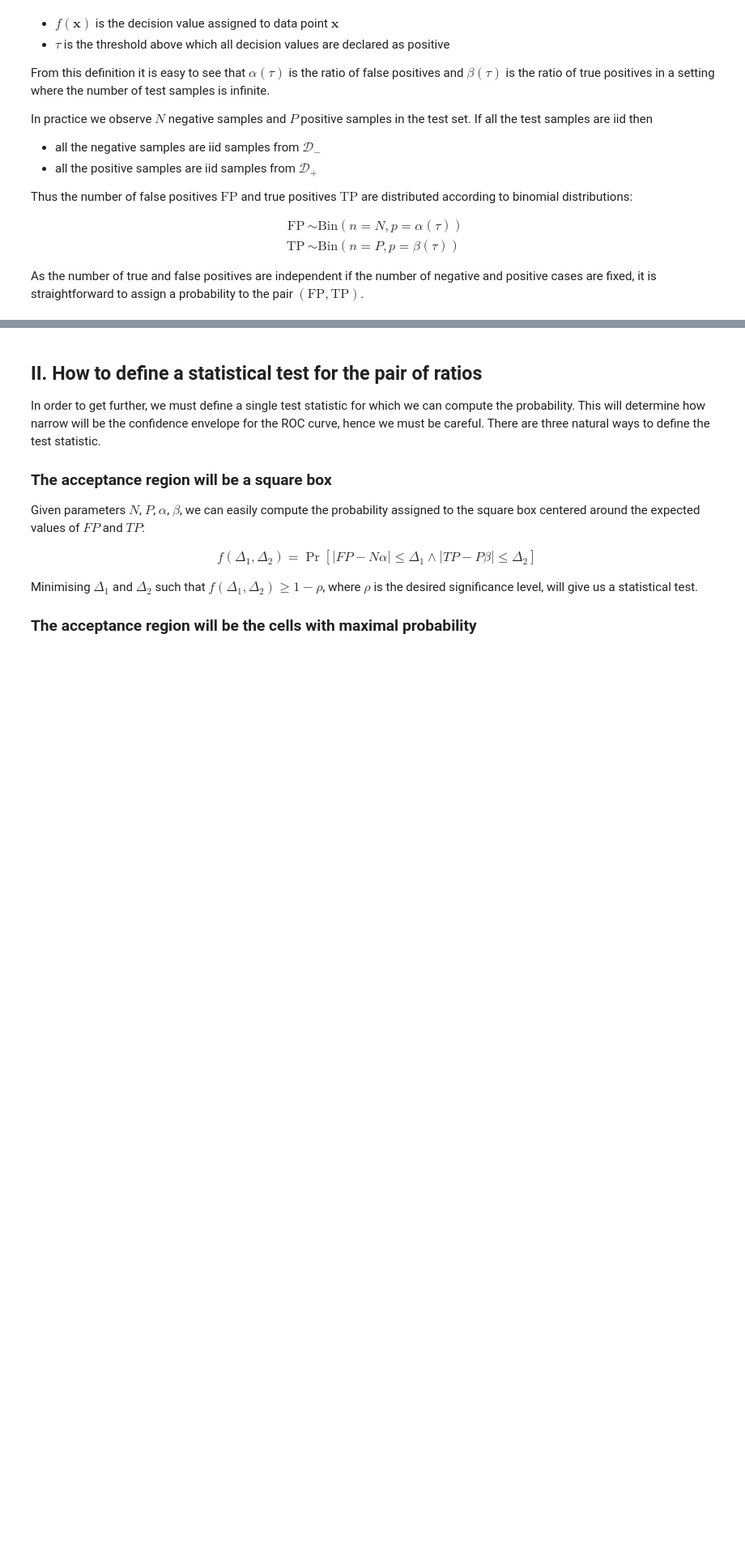
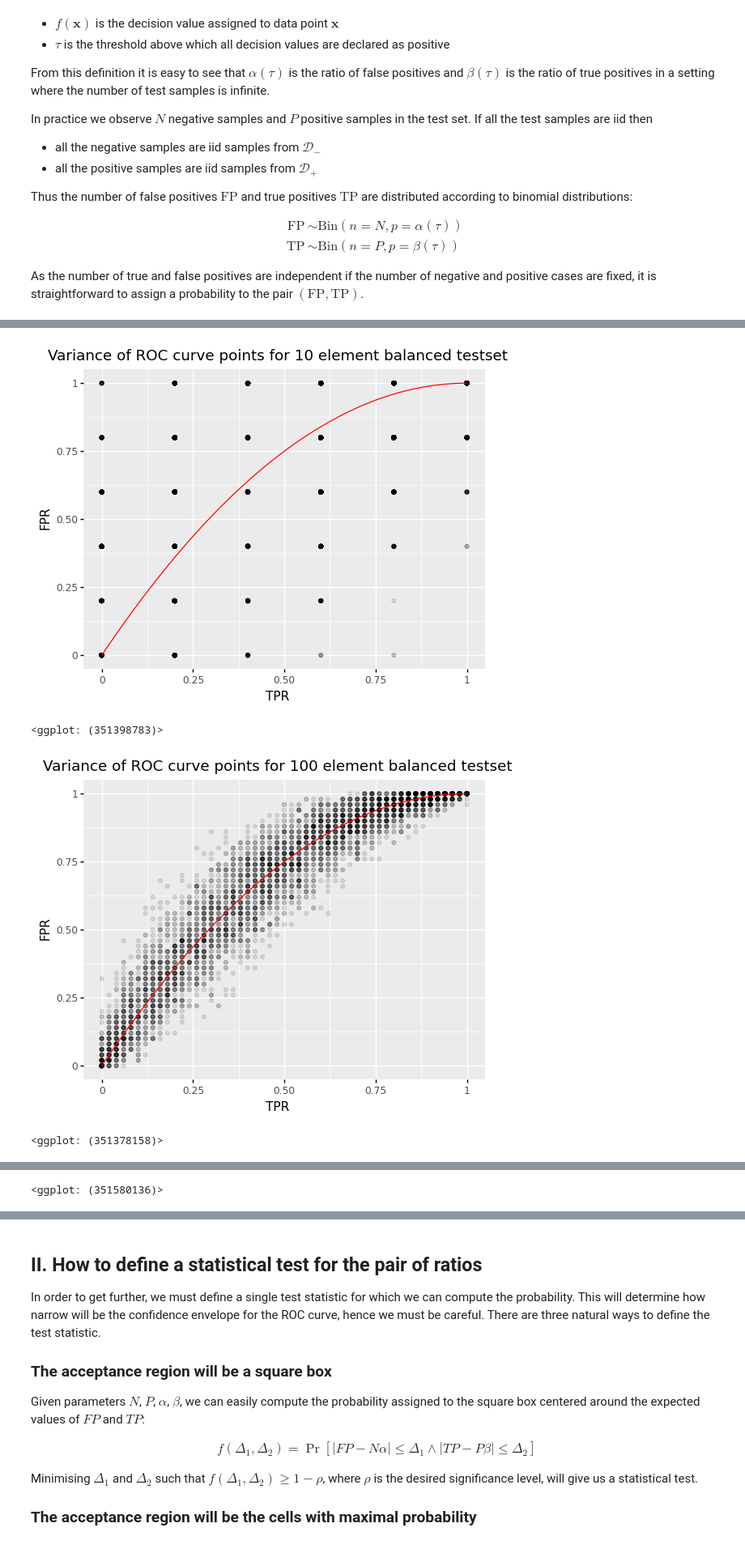
Before and after one commit to swenlaur/machine-learning-ii, a Jupyter notebook: practise-sessions/02/04_confidence_envelopes_for_roc_curves.ipynb, the cells around one changed output, grey strips where cells are left out. Shown at 81% size. Cells and saved outputs as stored; diff of their text form; code cells hidden in the pictures; blank space fills up the shorter version.

```diff
--- a/practise-sessions/02/04_confidence_envelopes_for_roc_curves.ipynb
+++ b/practise-sessions/02/04_confidence_envelopes_for_roc_curves.ipynb
@@ -54,0 +67,41 @@ As the number of true and false positives are independent if the number of negat
+# %%
+k = 50
+roc = DataFrame({'beta': np.linspace(0, 1, 100)}).assign(alpha = lambda df: 2 * df['beta'] - df['beta']**2)
+# %%
+n = 5
+observations = []
+for row in roc.itertuples():
+    observations.append(DataFrame({'FPR': rnd.binomial(n=n, p=row.alpha, size=k)/n, 'TPR': rnd.binomial(n=n, p=row.beta, size=k)/n}))
+
+df = concat(observations, axis=0)
+p = ggplot(df) + geom_point(aes(x='TPR', y='FPR'), alpha=0.1)
+p = p + geom_line(aes(x='beta', y='alpha'), data=roc, color='red')
+p = p + ggtitle(f'Variance of ROC curve points for {2 * n} element balanced testset')
+display(p)
+
+n = 50
+observations = []
+for row in roc.itertuples():
+    observations.append(DataFrame({'FPR': rnd.binomial(n=n, p=row.alpha, size=k)/n, 'TPR': rnd.binomial(n=n, p=row.beta, size=k)/n}))
+
+df = concat(observations, axis=0)
+p = ggplot(df) + geom_point(aes(x='TPR', y='FPR'), alpha=0.1)
+p = p + geom_line(aes(x='beta', y='alpha'), data=roc, color='red')
+p = p + ggtitle(f'Variance of ROC curve points for {2 * n} element balanced testset')
+display(p)
+
+n = 500
+observations = []
+for row in roc.itertuples():
+    observations.append(DataFrame({'FPR': rnd.binomial(n=n, p=row.alpha, size=k)/n, 'TPR': rnd.binomial(n=n, p=row.beta, size=k)/n}))
+
+df = concat(observations, axis=0)
+p = ggplot(df) + geom_point(aes(x='TPR', y='FPR'), alpha=0.1)
+p = p + geom_line(aes(x='beta', y='alpha'), data=roc, color='red')
+p = p + ggtitle(f'Variance of ROC curve points for {2 * n} element balanced testset')
+display(p)
+# %% [output]
+[figure, added]
+<ggplot: (351398783)>
+[figure, added]
+<ggplot: (351378158)>
@@ -54,0 +109 @@ As the number of true and false positives are independent if the number of negat
+<ggplot: (351580136)>
```
Also changed, not shown: parts of 13 cells of this notebook, 4 other files.
